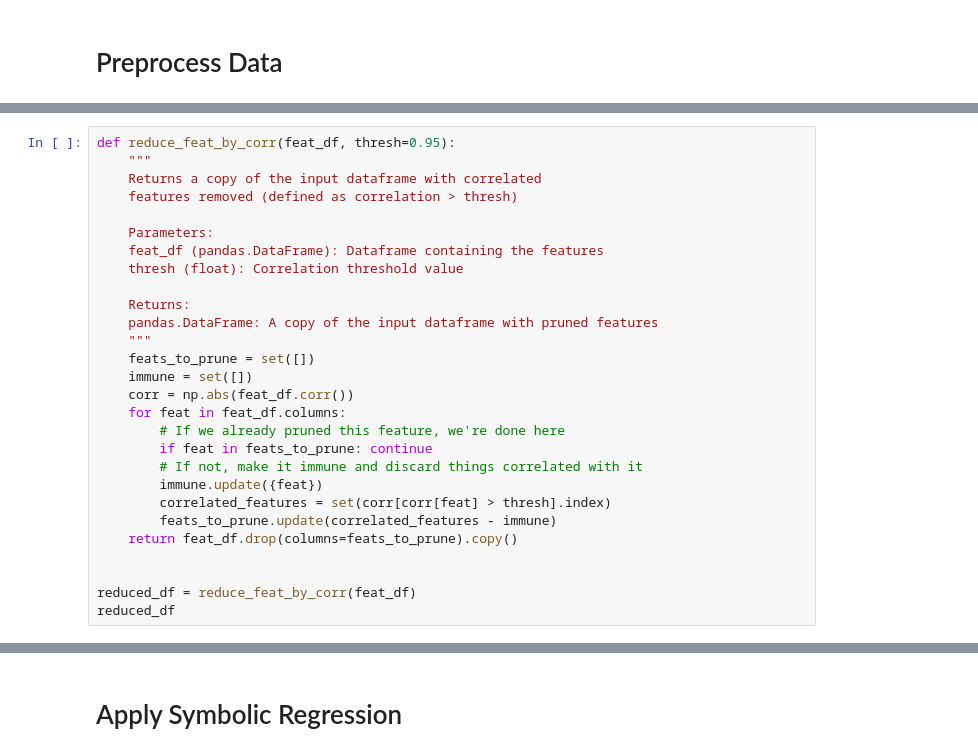
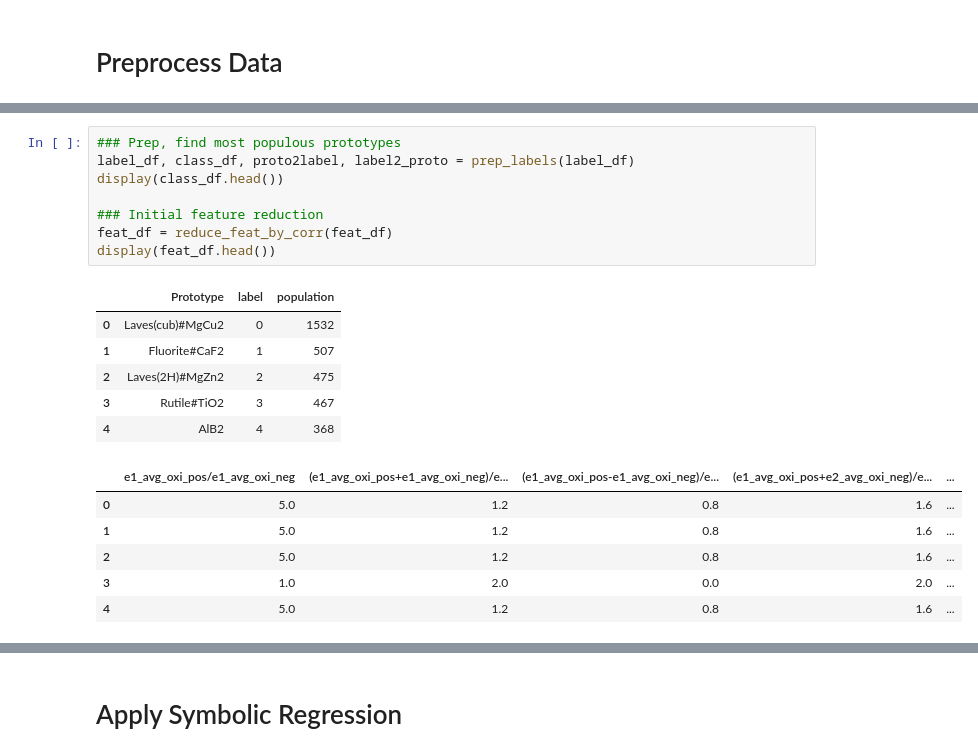
Before and after one commit to AlbertVong/Mat-Hack-2023, a Jupyter notebook: 5_learning/train_eval_SymClf.ipynb, the cells around one changed output, grey strips where cells are left out. Drawn from its saved outputs; the diff is of its cells as text.

```diff
--- a/5_learning/train_eval_SymClf.ipynb
+++ b/5_learning/train_eval_SymClf.ipynb
@@ -253,28 +248,0 @@ label_df['label_binary'] = multiclass_to_binary(label_df.label, select_id=pos_la
-# %%
-def reduce_feat_by_corr(feat_df, thresh=0.95):
-    """
-    Returns a copy of the input dataframe with correlated
-    features removed (defined as correlation > thresh)
-
-    Parameters:
-    feat_df (pandas.DataFrame): Dataframe containing the features
-    thresh (float): Correlation threshold value
-
-    Returns:
-    pandas.DataFrame: A copy of the input dataframe with pruned features
-    """
-    feats_to_prune = set([])
-    immune = set([])
-    corr = np.abs(feat_df.corr())
-    for feat in feat_df.columns:
-        # If we already pruned this feature, we're done here
-        if feat in feats_to_prune: continue
-        # If not, make it immune and discard things correlated with it
-        immune.update({feat})
-        correlated_features = set(corr[corr[feat] > thresh].index)
-        feats_to_prune.update(correlated_features - immune)
-    return feat_df.drop(columns=feats_to_prune).copy()
-
-
-reduced_df = reduce_feat_by_corr(feat_df)
-reduced_df
@@ -294,0 +249,21 @@ reduced_df
+# %%
+### Prep, find most populous prototypes
+label_df, class_df, proto2label, label2_proto = prep_labels(label_df)
+display(class_df.head())
+
+### Initial feature reduction
+feat_df = reduce_feat_by_corr(feat_df)
+display(feat_df.head())
+# %% [output]
+|  | Prototype | label | population |
+| 0 | Laves(cub)#MgCu2 | 0 | 1532 |
+| 1 | Fluorite#CaF2 | 1 | 507 |
+| 2 | Laves(2H)#MgZn2 | 2 | 475 |
+| 3 | Rutile#TiO2 | 3 | 467 |
+| 4 | AlB2 | 4 | 368 |
+|  | e1_avg_oxi_pos/e1_avg_oxi_neg | (e1_avg_oxi_pos+e1_avg_oxi_neg)/e... | (e1_avg_oxi_pos-e1_avg_oxi_neg)/e... | (e1_avg_oxi_pos+e2_avg_oxi_neg)/e... | ... |
+| 0 | 5.0 | 1.2 | 0.8 | 1.6 | ... |
+| 1 | 5.0 | 1.2 | 0.8 | 1.6 | ... |
+| 2 | 5.0 | 1.2 | 0.8 | 1.6 | ... |
+| 3 | 1.0 | 2.0 | 0.0 | 2.0 | ... |
+| 4 | 5.0 | 1.2 | 0.8 | 1.6 | ... |
```
Also changed, not shown: parts of 12 cells of this notebook.
